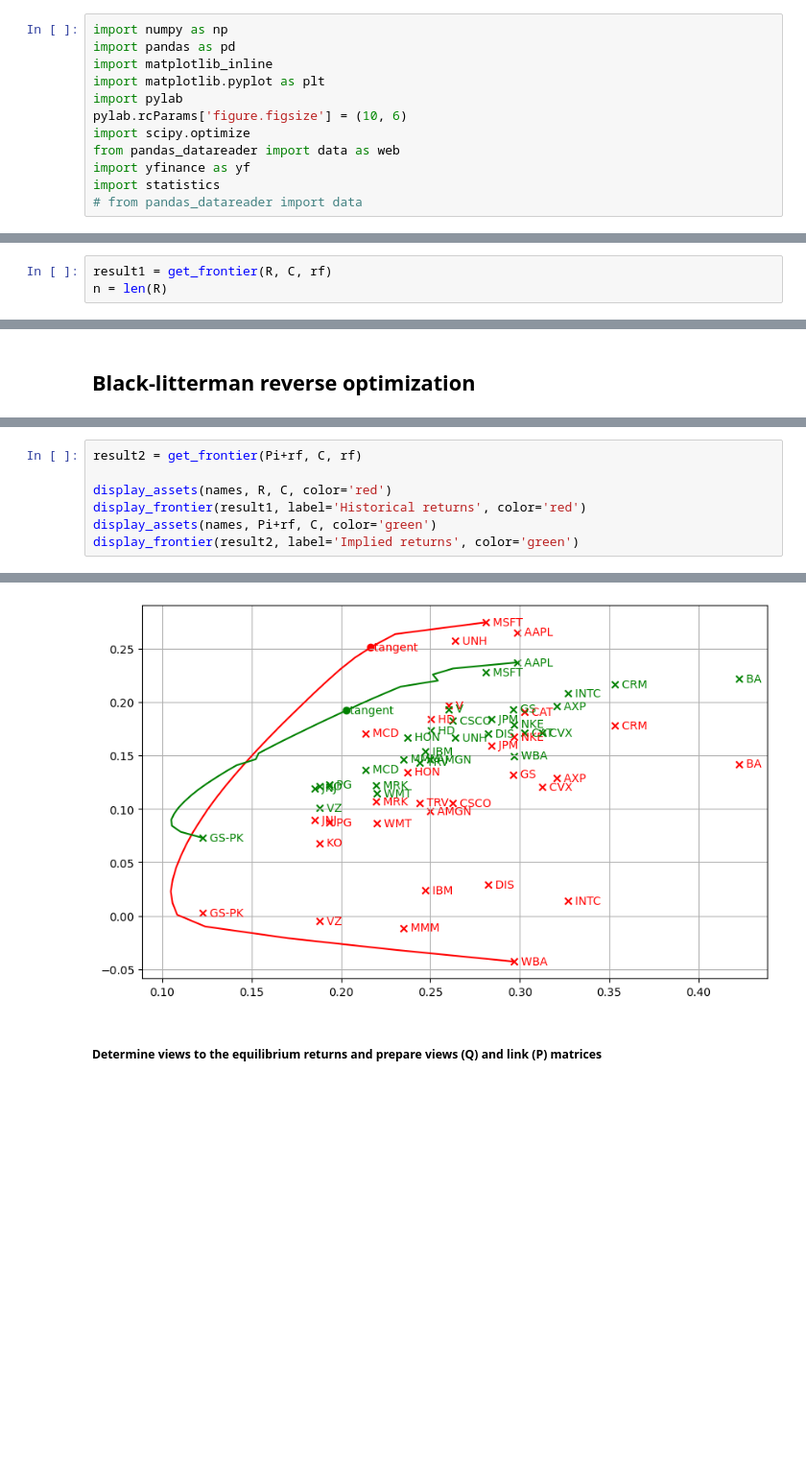
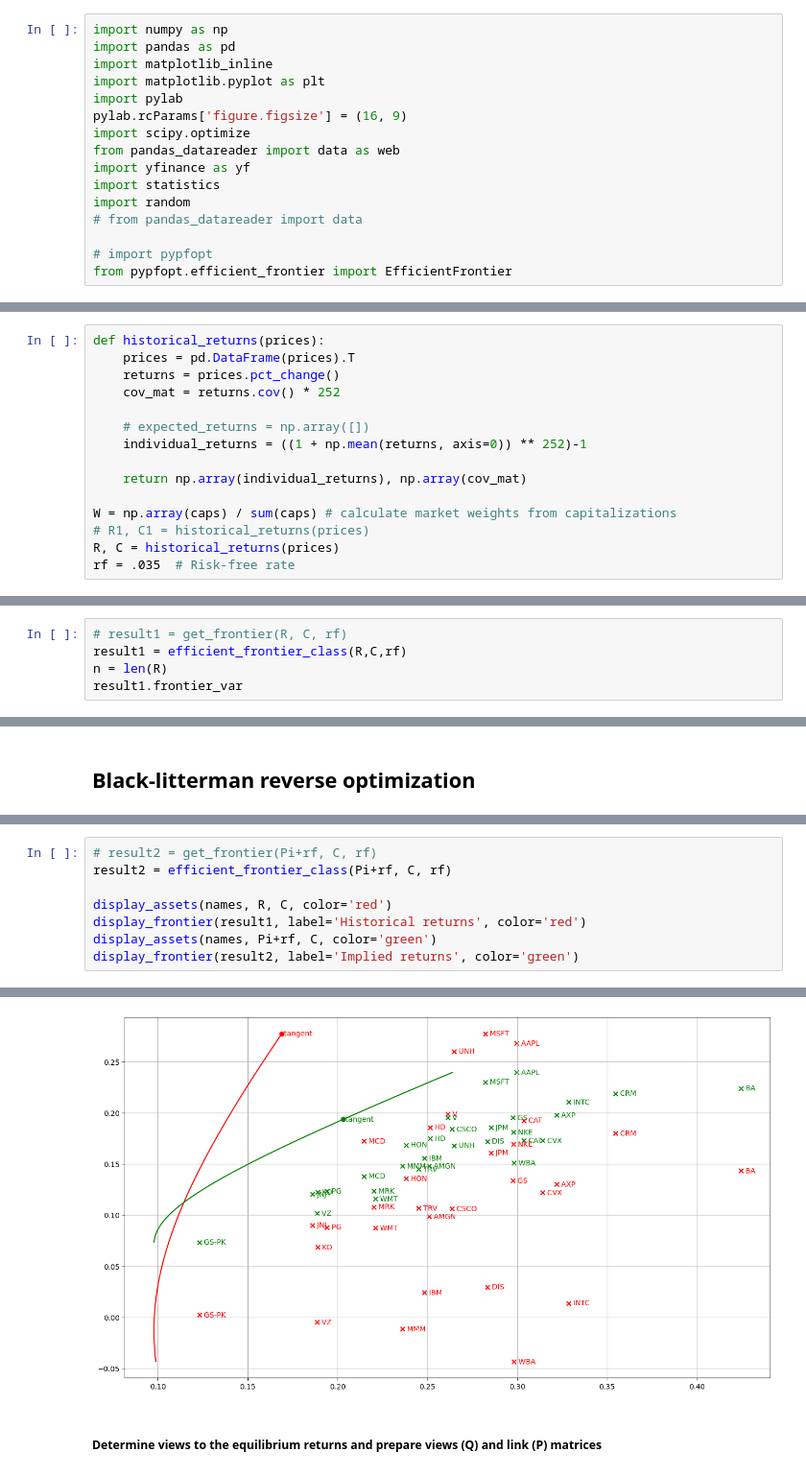
Before and after one commit to ps1899/Portfolio_Optimization-Black_Litterman, a Jupyter notebook: bl.ipynb, the cells around one changed output, grey strips where cells are left out. Shown: that part at 96% size. Cells and saved outputs as stored; diff of their text form; blank space fills up the shorter version.

```diff
--- a/bl.ipynb
+++ b/bl.ipynb
@@ -25,12 +25,16 @@ import pandas as pd
 import matplotlib_inline
 import matplotlib.pyplot as plt
 import pylab
-pylab.rcParams['figure.figsize'] = (10, 6)
+pylab.rcParams['figure.figsize'] = (16, 9)
 import scipy.optimize
 from pandas_datareader import data as web
 import yfinance as yf
 import statistics
+import random
 # from pandas_datareader import data
+
+# import pypfopt
+from pypfopt.efficient_frontier import EfficientFrontier
 # %% [markdown]
 Some helper functions
 # %%
@@ -170,3 +240,18 @@ rf = .035  # Risk-free rate
+# %%
+def historical_returns(prices):
+    prices = pd.DataFrame(prices).T
+    returns = prices.pct_change()
+    cov_mat = returns.cov() * 252
+
+    # expected_returns = np.array([])
+    individual_returns = ((1 + np.mean(returns, axis=0)) ** 252)-1
+
+    return np.array(individual_returns), np.array(cov_mat)
+
+W = np.array(caps) / sum(caps) # calculate market weights from capitalizations
+# R1, C1 = historical_returns(prices)
+R, C = historical_returns(prices)
+rf = .035  # Risk-free rate
 # %%
 def get_frontier(R, C, rf):
     W = optimize_weights(R, C, rf)
@@ -175,6 +260,8 @@ def get_frontier(R, C, rf):
     frontier_means, frontier_vars, frontier_weights = optimize_frontier(R, C, rf)
     return Result(W, tangent_mean, tangent_var, frontier_means, frontier_vars, frontier_weights)
 # %%
-result1 = get_frontier(R, C, rf)
+# result1 = get_frontier(R, C, rf)
+result1 = efficient_frontier_class(R,C,rf)
 n = len(R)
+result1.frontier_var
 # %% [output]
@@ -273,5 +367,6 @@ print(Pi+rf, R)
 # %%
-result2 = get_frontier(Pi+rf, C, rf)
+# result2 = get_frontier(Pi+rf, C, rf)
+result2 = efficient_frontier_class(Pi+rf, C, rf)
 
 display_assets(names, R, C, color='red')
 display_frontier(result1, label='Historical returns', color='red')
@@ -283,3 +376,3 @@ y
-[figure, old version]
+[figure, new version]
 # %% [markdown]
 ##### Determine views to the equilibrium returns and prepare views (Q) and link (P) matrices
```
Also changed, not shown: parts of 29 cells of this notebook.
